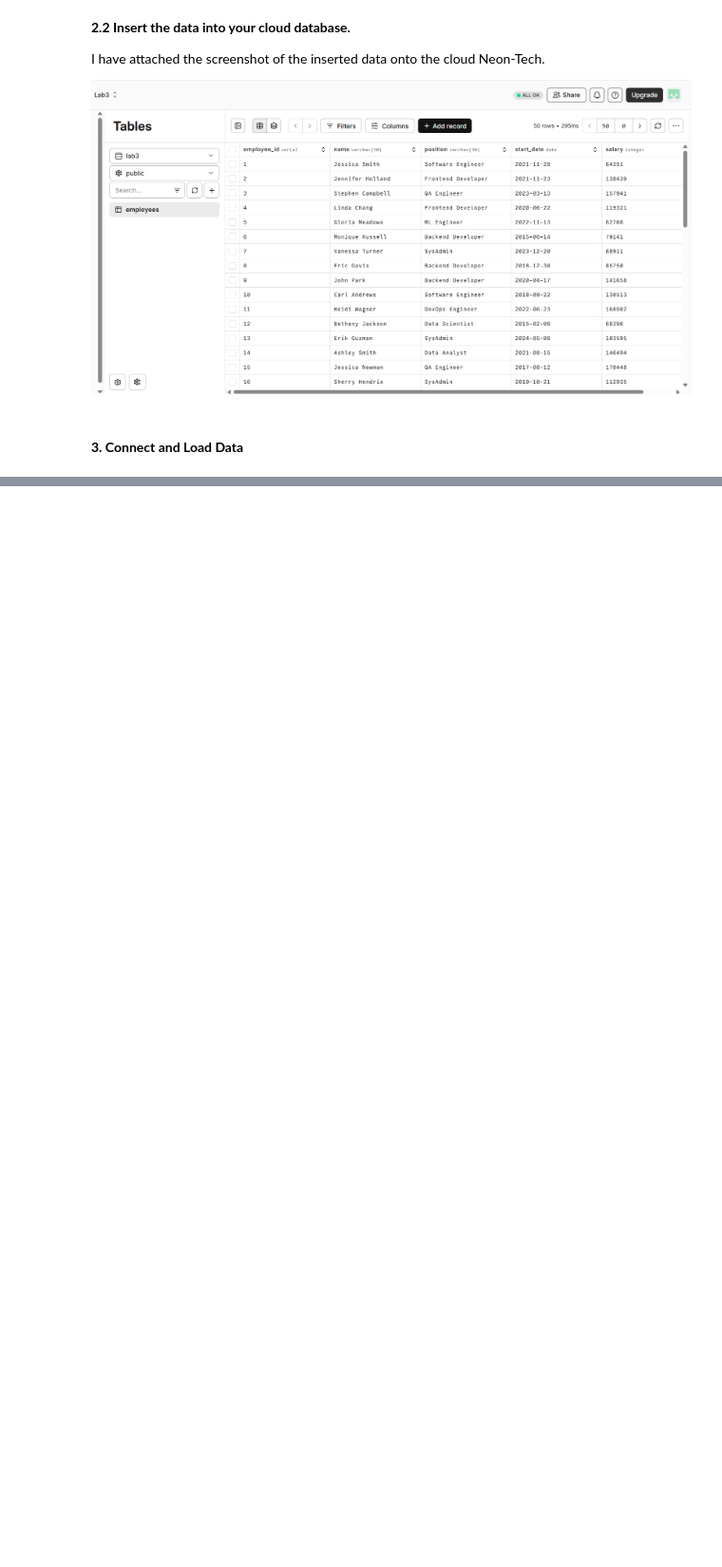
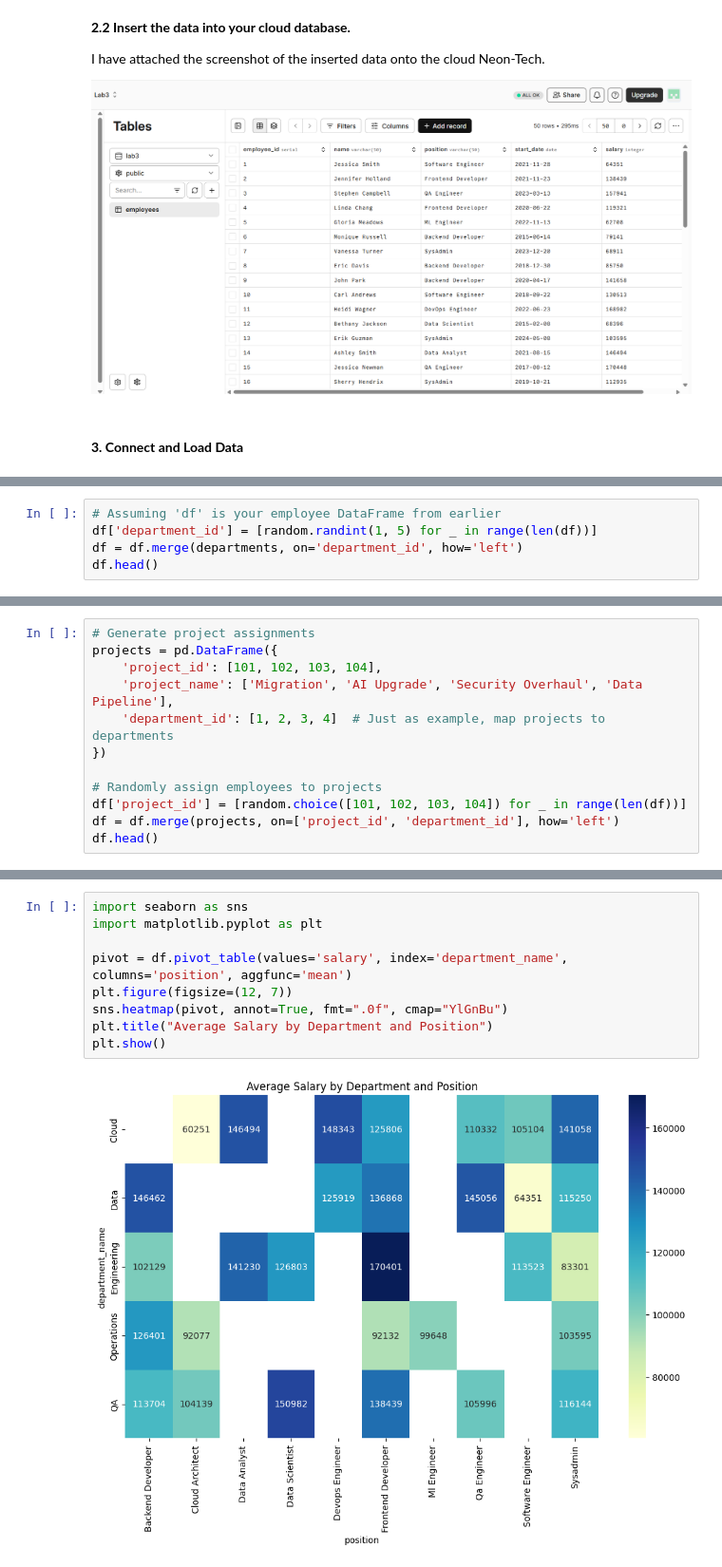
Before and after one commit to MandeepCon/Lab3-DataEngineering-EDA, a Jupyter notebook: Lab3-DataEngineering&EDA.ipynb, the cells around one changed output, grey strips where cells are left out. Shown at 95% size. Drawn from its saved outputs; the diff is of its cells as text; blank space fills up the shorter version.

```diff
--- a/Lab3-DataEngineering&EDA.ipynb
+++ b/Lab3-DataEngineering&EDA.ipynb
@@ -247,0 +378,5 @@ df[['employee_id', 'Position', 'StartDate', 'Start_Year']].head()
+# %%
+# Assuming 'df' is your employee DataFrame from earlier
+df['department_id'] = [random.randint(1, 5) for _ in range(len(df))]
+df = df.merge(departments, on='department_id', how='left')
+df.head()
@@ -247,0 +390,12 @@ df[['employee_id', 'Position', 'StartDate', 'Start_Year']].head()
+# %%
+# Generate project assignments
+projects = pd.DataFrame({
+    'project_id': [101, 102, 103, 104],
+    'project_name': ['Migration', 'AI Upgrade', 'Security Overhaul', 'Data Pipeline'],
+    'department_id': [1, 2, 3, 4]  # Just as example, map projects to departments
+})
+
+# Randomly assign employees to projects
+df['project_id'] = [random.choice([101, 102, 103, 104]) for _ in range(len(df))]
+df = df.merge(projects, on=['project_id', 'department_id'], how='left')
+df.head()
@@ -247,0 +409,11 @@ df[['employee_id', 'Position', 'StartDate', 'Start_Year']].head()
+# %%
+import seaborn as sns
+import matplotlib.pyplot as plt
+
+pivot = df.pivot_table(values='salary', index='department_name', columns='position', aggfunc='mean')
+plt.figure(figsize=(12, 7))
+sns.heatmap(pivot, annot=True, fmt=".0f", cmap="YlGnBu")
+plt.title("Average Salary by Department and Position")
+plt.show()
+# %% [output]
+[figure, added]
```
Also changed, not shown: parts of 36 cells of this notebook.
